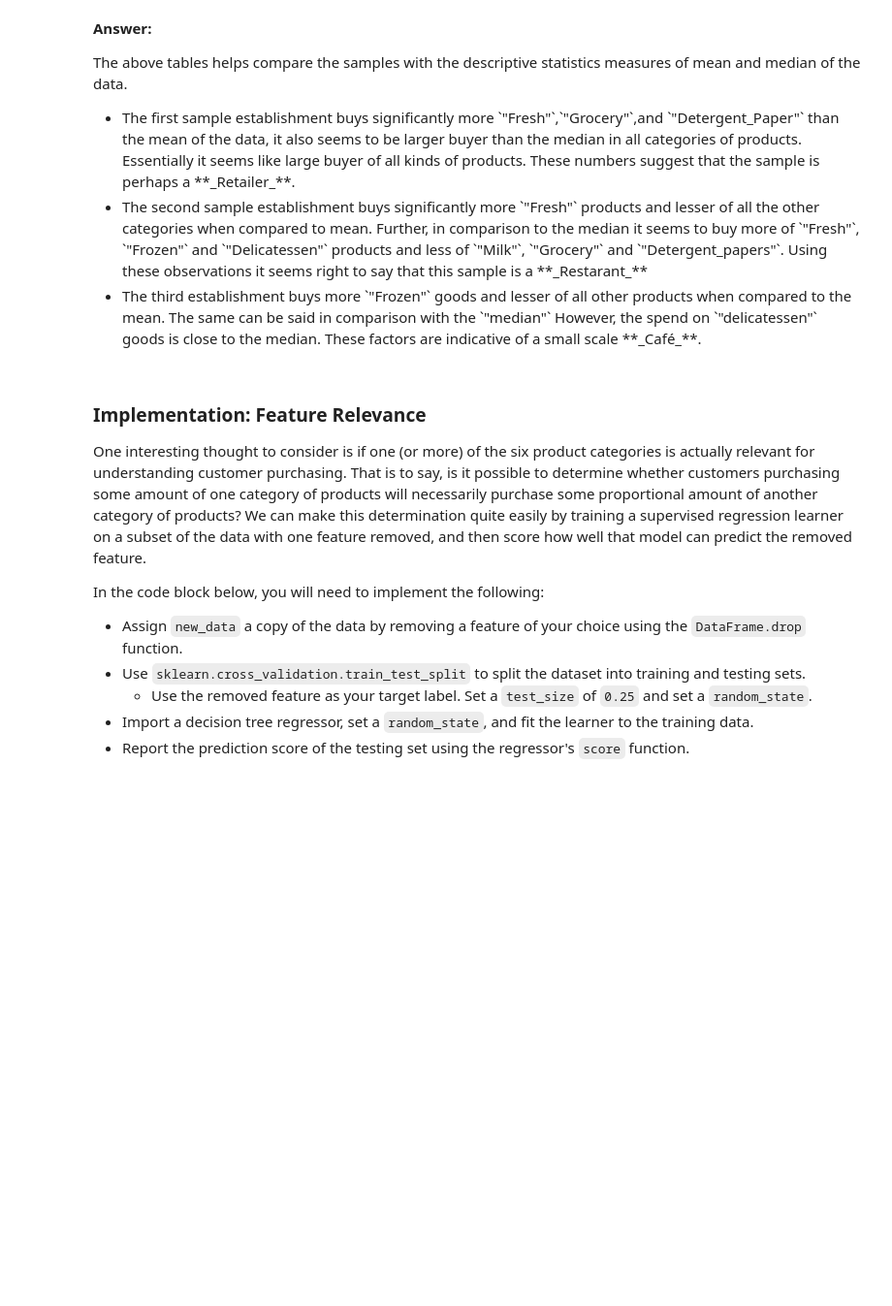
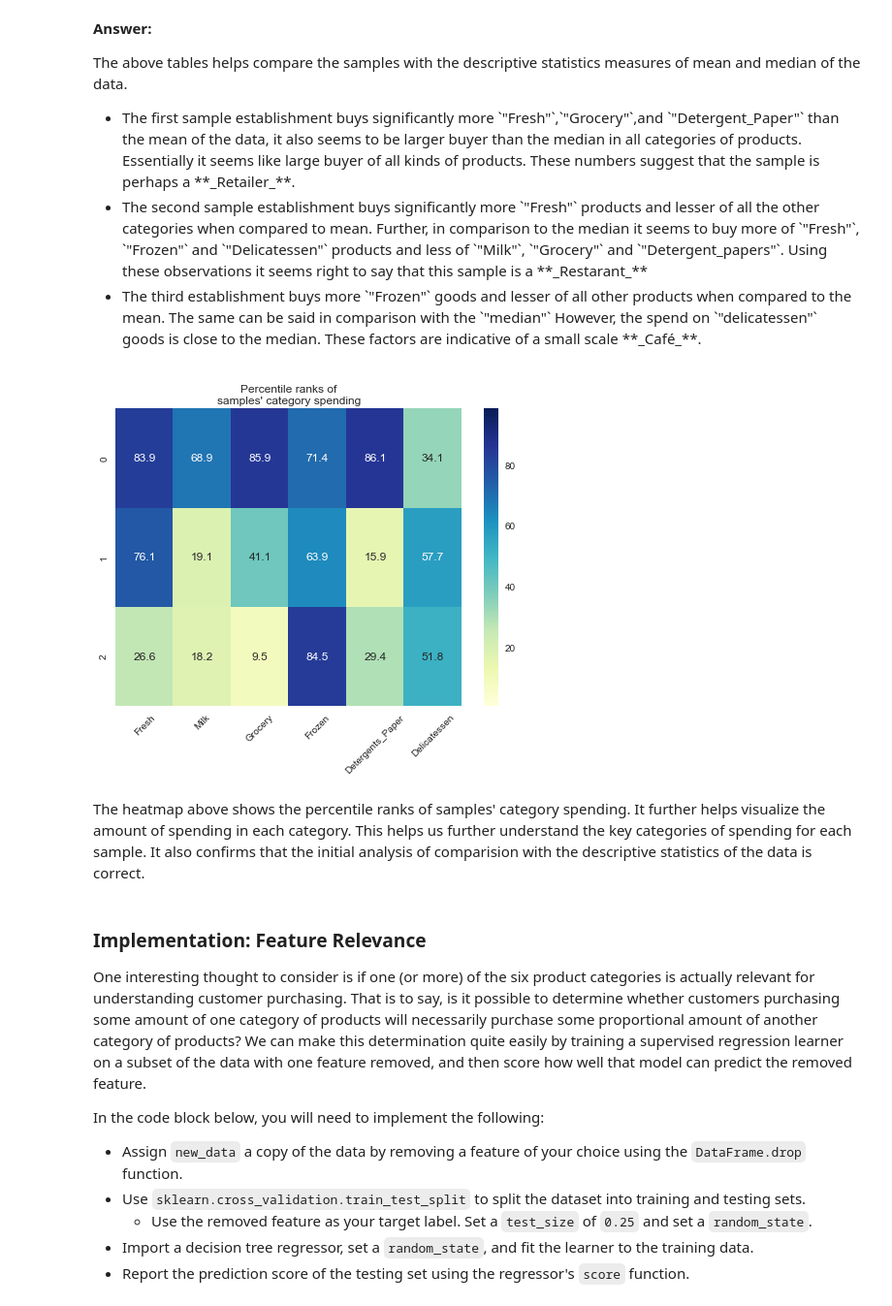
Before and after one commit to parambharat/ML-Programs, a Jupyter notebook: P3:_creating_customer_segments/customer_segments.ipynb, the cells around one changed output. Shown at 97% size. Drawn from its saved outputs; the diff is of its cells as text; code cells hidden in the pictures; blank space fills up the shorter version.

```diff
--- a/P3:_creating_customer_segments/customer_segments.ipynb
+++ b/P3:_creating_customer_segments/customer_segments.ipynb
@@ -103,6 +106,18 @@ The above tables helps compare the samples with the descriptive statistics measu
 <li>The third establishment buys more `"Frozen"` goods and lesser of all other products when compared to the mean. The same can be said in comparison with the `"median"` However, the spend on `"delicatessen"` goods is close to the median. These factors are indicative of a small scale **_Caf&eacute;_**.</li>
 </ul>
 </p>
+# %%
+# look at percentile ranks
+pcts = 100. * data.rank(axis=0, pct=True).iloc[indices].round(decimals=3)
+
+# visualize percentiles with heatmap
+sns.heatmap(pcts.reset_index(drop=True), annot=True, vmin=1, vmax=99, fmt='.1f', cmap='YlGnBu')
+plt.title('Percentile ranks of\nsamples\' category spending')
+plt.xticks(rotation=45, ha='center');
+# %% [output]
+[figure, added]
+# %% [markdown]
+The heatmap above shows the percentile ranks of samples' category spending. It further helps visualize the amount of spending in each category. This helps us further understand the key categories of spending for each sample. It also confirms that the initial analysis of comparision with the descriptive statistics of the data is correct.
 # %% [markdown]
 ### Implementation: Feature Relevance
 One interesting thought to consider is if one (or more) of the six product categories is actually relevant for understanding customer purchasing. That is to say, is it possible to determine whether customers purchasing some amount of one category of products will necessarily purchase some proportional amount of another category of products? We can make this determination quite easily by training a supervised regression learner on a subset of the data with one feature removed, and then score how well that model can predict the removed feature.
```
Also changed, not shown: parts of 12 cells of this notebook, 29 other files.
